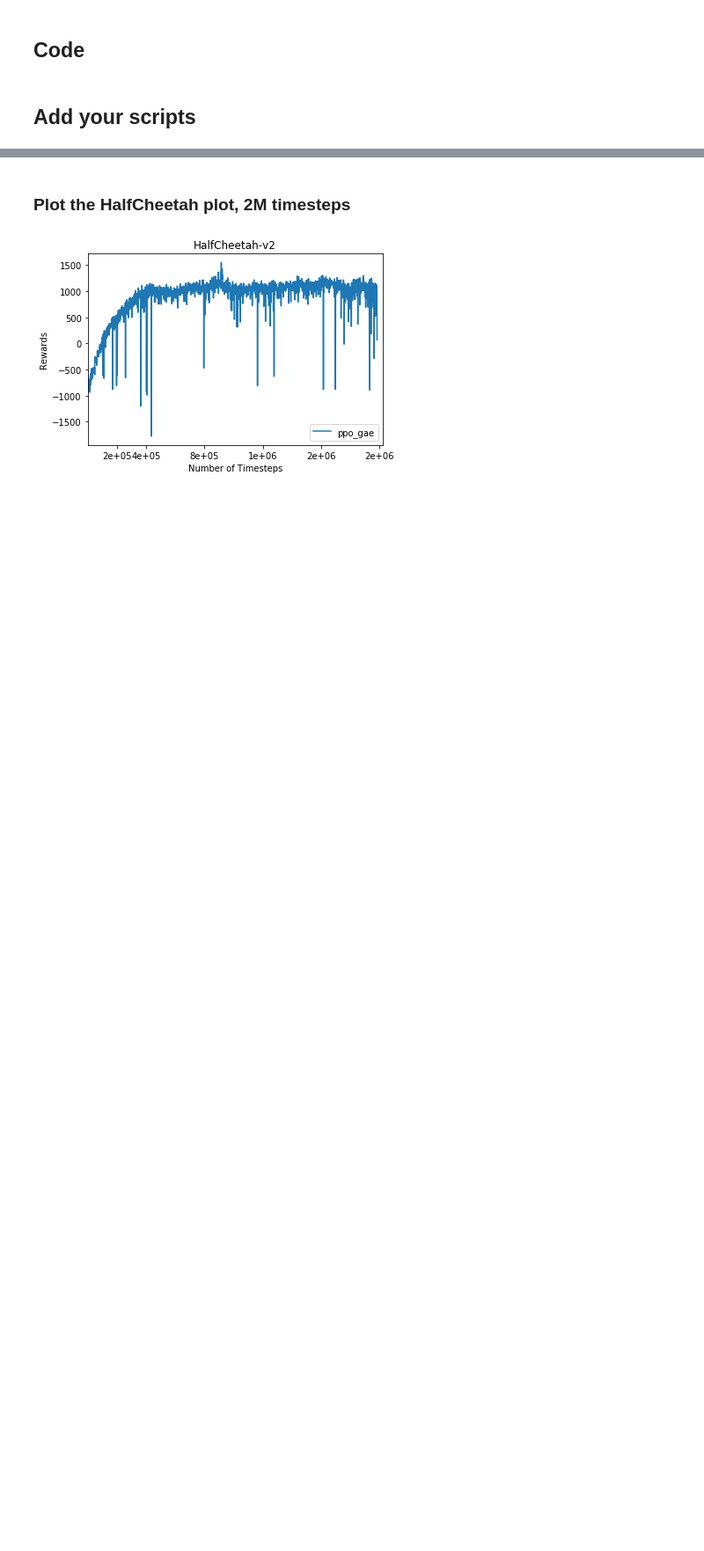
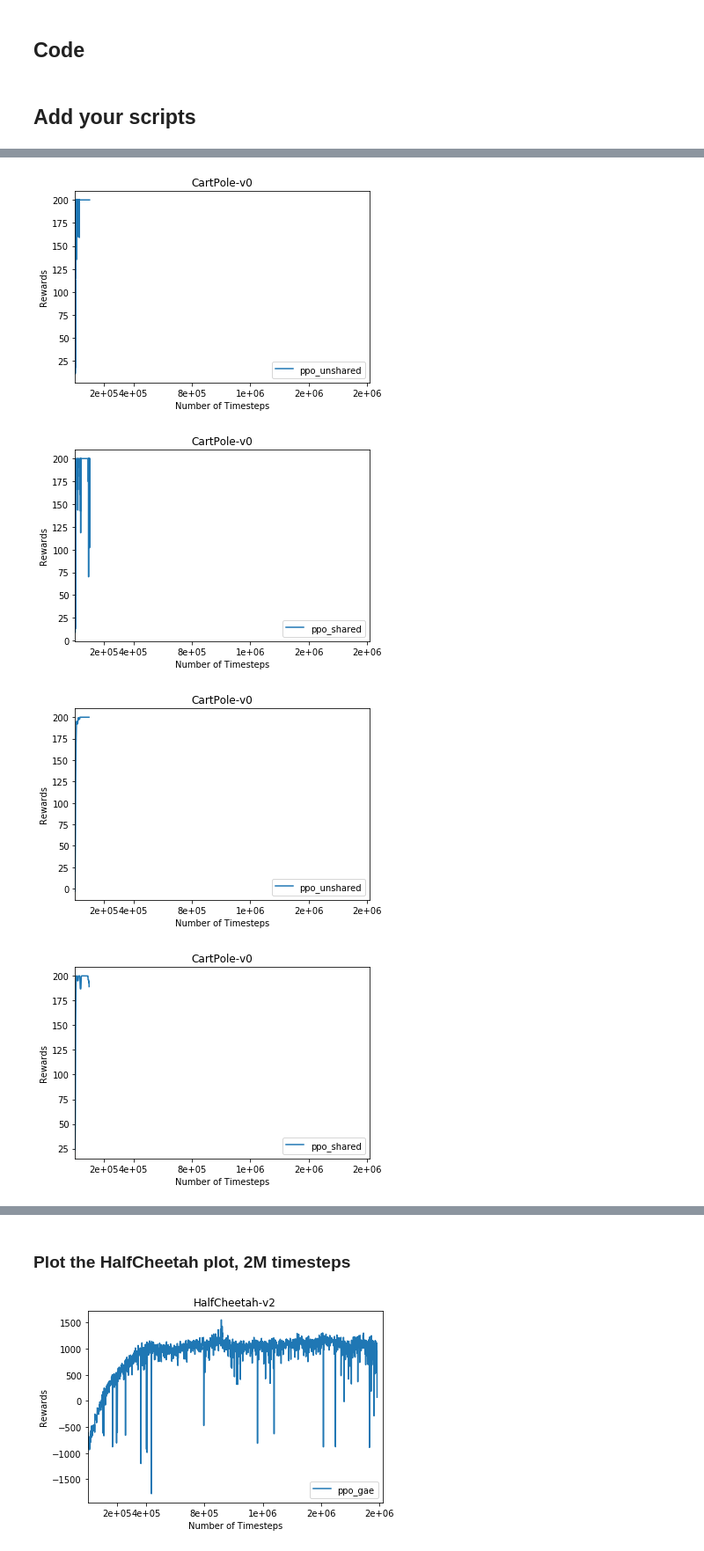
Before and after one commit to jeffleft/ece276c, a Jupyter notebook: visualize.ipynb, the cells around one changed output, grey strips where cells are left out. Shown: that part at 88% size. Drawn from its saved outputs; the diff is of its cells as text; code cells hidden in the pictures; blank space fills up the shorter version.

Commit message:
added script to run cartpole 10 times

```diff
--- a/visualize.ipynb
+++ b/visualize.ipynb
@@ -139,0 +142,32 @@ def _plot(folder, game, name, num_steps=2000000, bin_size=100, smooth=1):
+# %%
+num_steps = 20000
+game = "CartPole-v0"
+ppoUnshared_x, ppoUnshared_y = _plot("results/cartpole_ppo", game, "ppo_unshared", bin_size=10, smooth=0)
+ppoShared_x, ppoShared_y = _plot("results/cartpole_ppo_shared", game, "ppo_shared", bin_size=10, smooth=0)
+SppoUnshared_x, SppoUnshared_y = _plot("results/cartpole_ppo", game, "ppo_unshared", bin_size=10, smooth=1)
+SppoShared_x, SppoShared_y = _plot("results/cartpole_ppo_shared", game, "ppo_shared", bin_size=10, smooth=1)
+
+plt.figure()
+plt.plot(ppoUnshared_x, ppoUnshared_y, color=colors[-2])
+plt.plot(SppoUnshared_x, SppoUnshared_y, color=colors[1], label="Unshared")
+plt.plot(ppoShared_x, ppoShared_y, color=colors[-1])
+plt.plot(SppoShared_x, SppoShared_y, color=colors[0], label="Shared")
+
+tick_fractions = np.array([0.0, 0.2, 0.4, 0.6, 0.8, 1.0])
+ticks = tick_fractions * num_steps
+tick_names = ["{:.1e}".format(tick) for tick in ticks]
+plt.xticks(ticks, tick_names)
+plt.xlim(0, num_steps * 1.01)
+
+plt.xlabel('Number of Timesteps')
+plt.ylabel('Rewards')
+
+plt.title(game)
+plt.legend(loc=4)
+#plt.savefig('halfCheetah.png', dpi = 900)
+plt.show()
+# %% [output]
+[figure, added]
+[figure, added]
+[figure, added]
+[figure, added]
```
Also changed, not shown: parts of 6 cells of this notebook, 2 other files.
